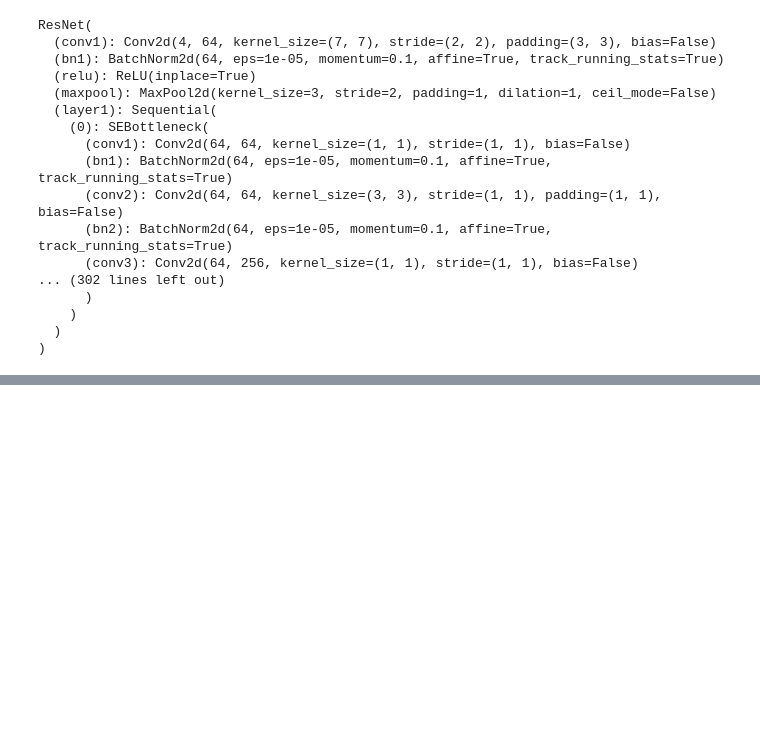
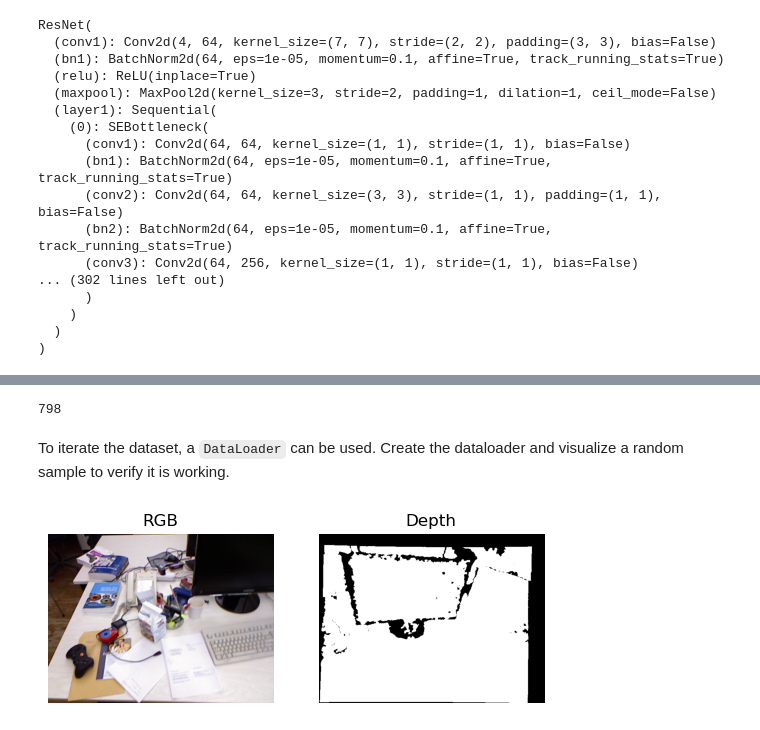
Before and after one commit to carlostojal/multitudinous, a Jupyter notebook: notebooks/pretrain_img.ipynb, the cells around one changed output, grey strips where cells are left out. Cells and saved outputs as stored; diff of their text form; code cells hidden in the pictures; blank space fills up the shorter version.

Commit message:
create the dataset and dataloader for training

```diff
--- a/notebooks/pretrain_img.ipynb
+++ b/notebooks/pretrain_img.ipynb
@@ -38,0 +45,29 @@ ResNet(
+# %%
+from multitudinous.utils.dataset_builder import build_img_dataset
+
+img_dataset = build_img_dataset('tum_rgbd', '../../data/tum_rgbd')
+print(img_dataset.__len__())
+# %% [output]
+798
+# %% [markdown]
+To iterate the dataset, a `DataLoader` can be used. Create the dataloader and visualize a random sample to verify it is working.
+# %%
+from torch.utils.data import DataLoader
+
+data_loader = DataLoader(img_dataset, batch_size=1, shuffle=True)
+
+# pick the first image from the dataloader
+rgb, depth = next(iter(data_loader))
+
+import matplotlib.pyplot as plt
+plt.subplot(1, 2, 1)
+plt.imshow(rgb[0])
+plt.title('RGB')
+plt.axis('off')
+plt.subplot(1, 2, 2)
+plt.imshow(depth[0].squeeze(), cmap='gray')
+plt.title('Depth')
+plt.axis('off')
+plt.show()
+# %% [output]
+[figure, added]
```
Also changed, not shown: parts of 3 cells of this notebook, 1 other file.
